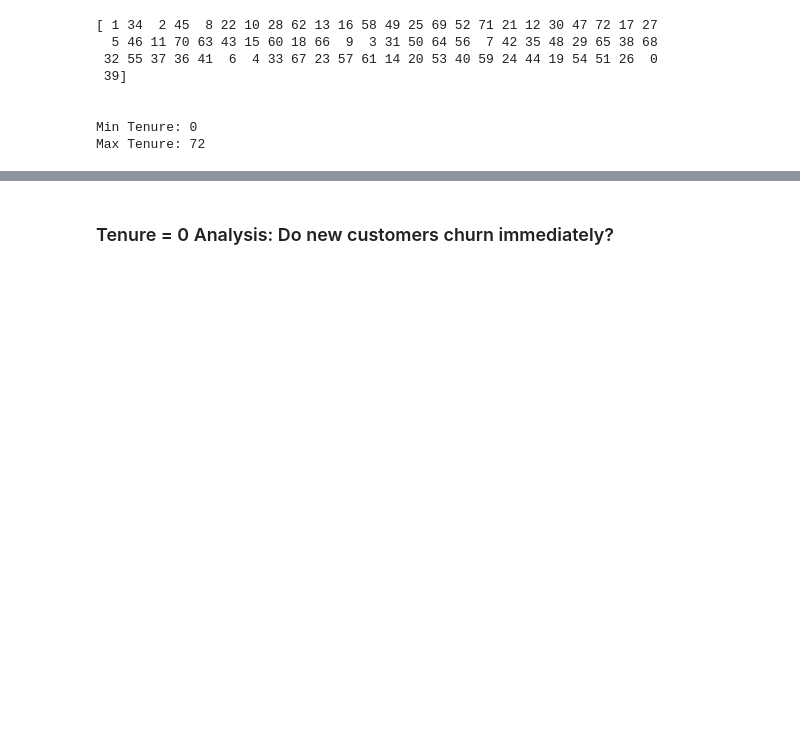
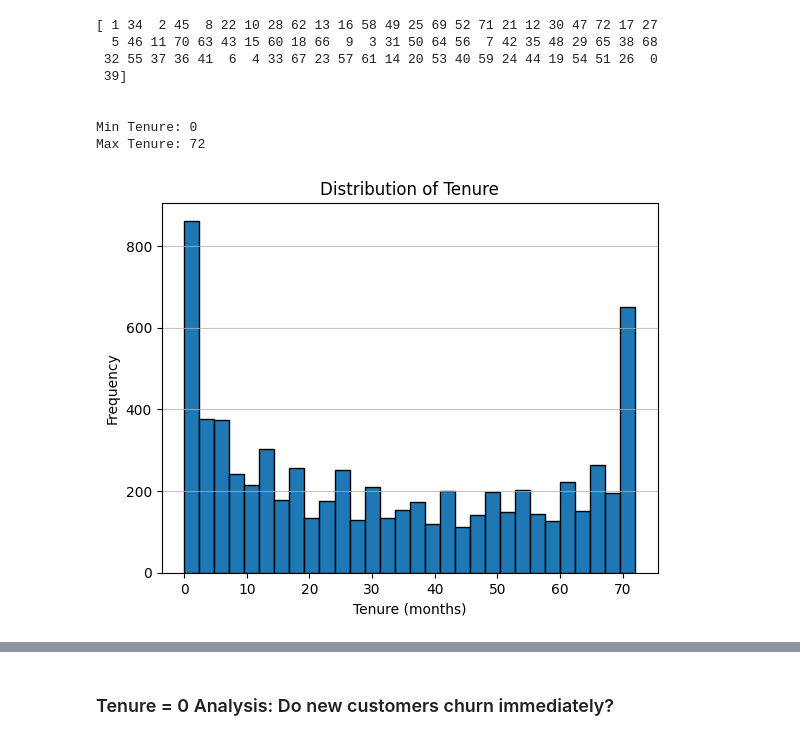
Before and after one commit to ppts2545/Telco-Customer-Churn-by-BlastChar, a Jupyter notebook: notebooks/03_exploratory_analysis/eda 1/01_univariate_distribution.ipynb, the cells around one changed output, grey strips where cells are left out. Drawn from its saved outputs; the diff is of its cells as text; code cells hidden in the pictures; blank space fills up the shorter version.

Commit message:
add more visual on eda1 01_univariance_distribution notebook

```diff
--- a/notebooks/03_exploratory_analysis/eda 1/01_univariate_distribution.ipynb
+++ b/notebooks/03_exploratory_analysis/eda 1/01_univariate_distribution.ipynb
@@ -14,9 +14,10 @@
 import numpy as np
 import pandas as pd
 import matplotlib.pyplot as plt
+import seaborn as sns
 
 # Use processed dataset from data preparation phase
-df = pd.read_csv('../../data/processed/telco_customer_churn_clean.csv')
+df = pd.read_csv('../../../data/processed/telco_customer_churn_clean.csv')
 # %% [markdown]
 ## 1. Tenure Analysis
 # %%
@@ -35,3 +36,12 @@ print("Max Tenure:", df["tenure"].max())
 
 Min Tenure: 0
 Max Tenure: 72
+# %%
+plt.hist(df["tenure"], bins=30, edgecolor='black')
+plt.title('Distribution of Tenure')
+plt.xlabel('Tenure (months)')
+plt.ylabel('Frequency')
+plt.grid(axis='y', alpha=0.75)
+plt.show()
+# %% [output]
+[figure, added]
```
Also changed, not shown: parts of 10 cells of this notebook, 4 other files.
